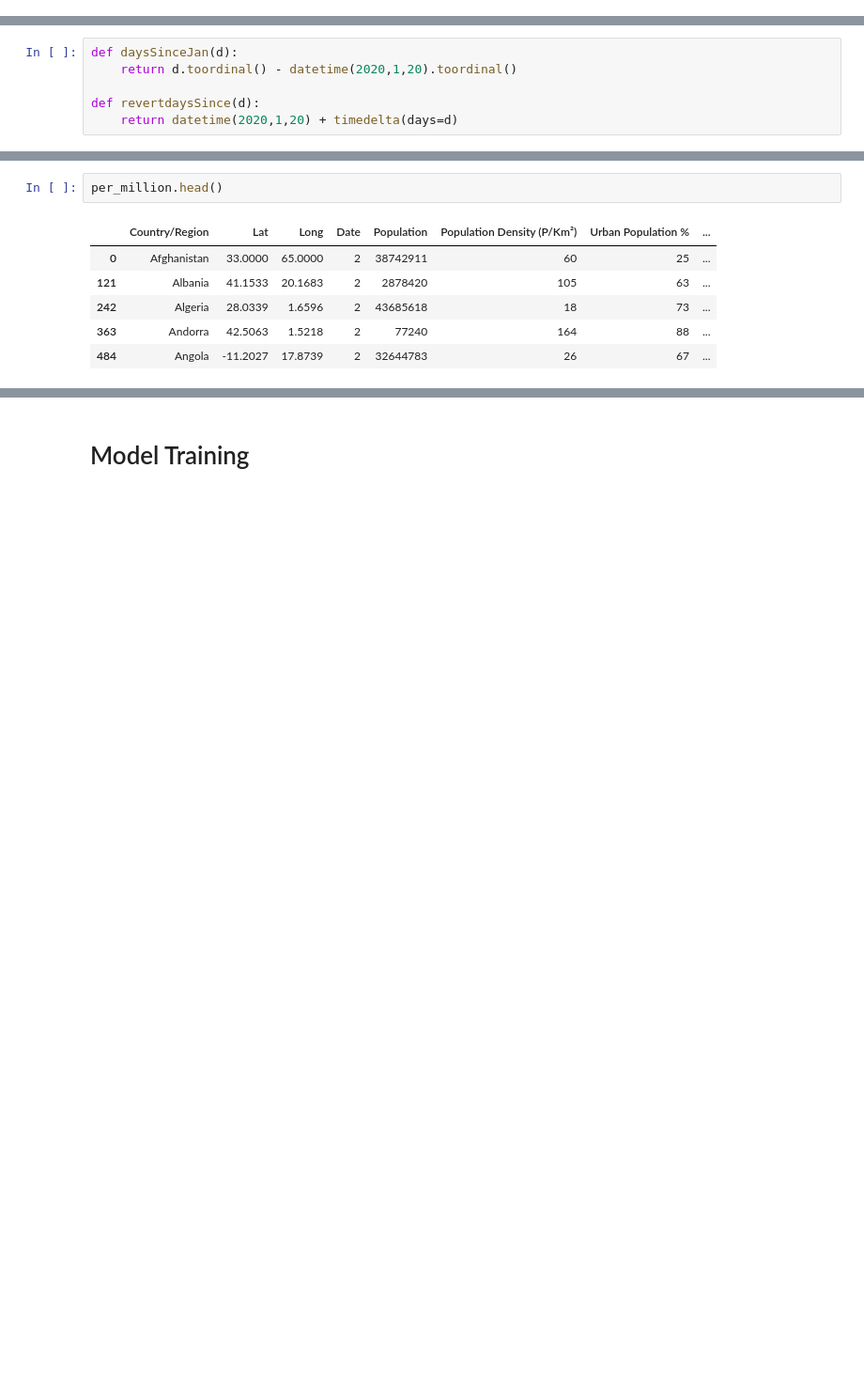
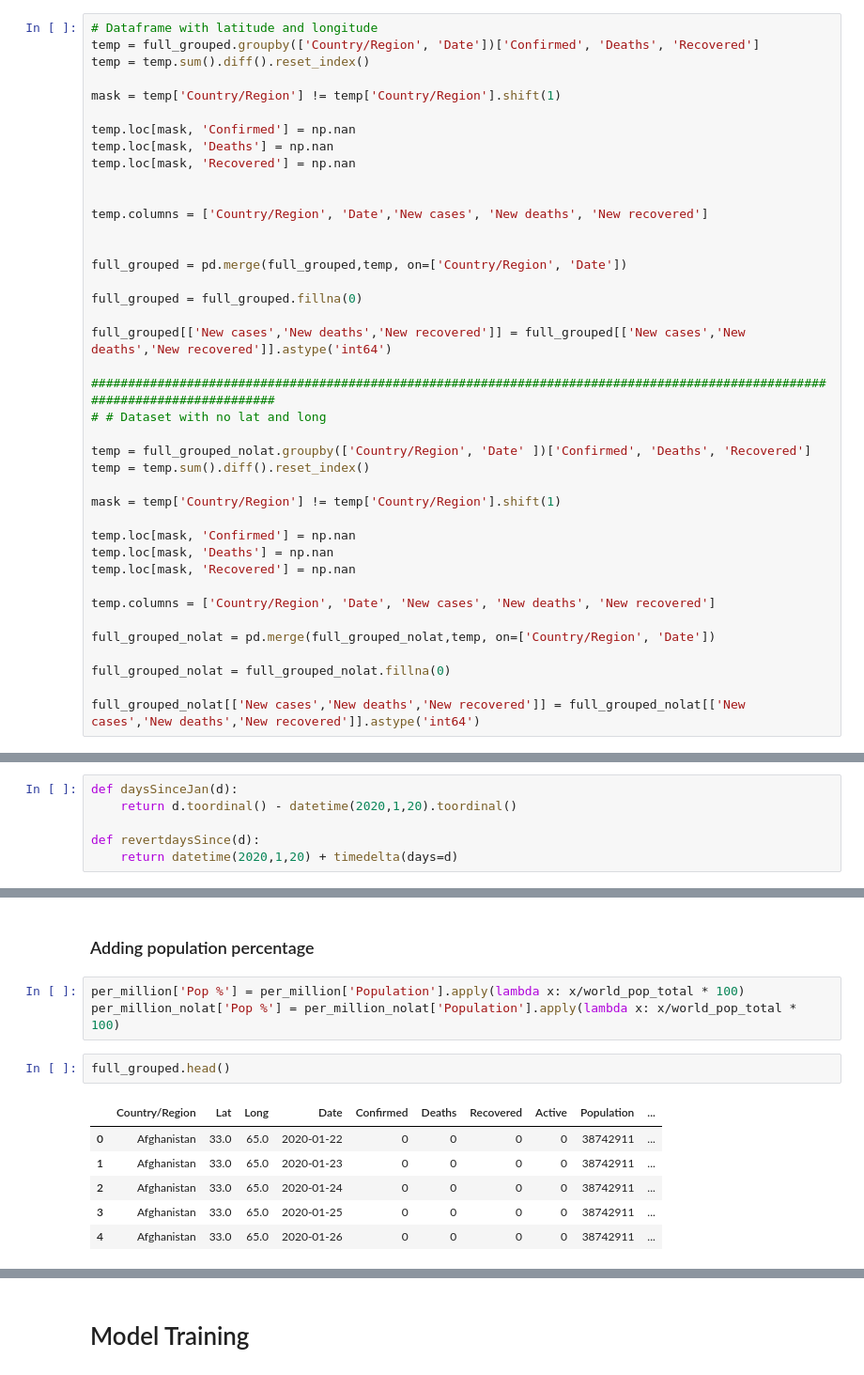
Before and after one commit to SALajes/iart-regression-modeling, a Jupyter notebook: Covid19.ipynb, the cells around one changed output, grey strips where cells are left out. Shown at 94% size. Saved outputs shown, nothing was run; the diff lists cells and outputs as text; blank space fills up the shorter version.

```diff
--- a/Covid19.ipynb
+++ b/Covid19.ipynb
@@ -208,3 +216,43 @@ full_grouped
+# %%
+# Dataframe with latitude and longitude
+temp = full_grouped.groupby(['Country/Region', 'Date'])['Confirmed', 'Deaths', 'Recovered']
+temp = temp.sum().diff().reset_index()
+
+mask = temp['Country/Region'] != temp['Country/Region'].shift(1)
+
+temp.loc[mask, 'Confirmed'] = np.nan
+temp.loc[mask, 'Deaths'] = np.nan
+temp.loc[mask, 'Recovered'] = np.nan
+
+
+temp.columns = ['Country/Region', 'Date','New cases', 'New deaths', 'New recovered']
+
+
+full_grouped = pd.merge(full_grouped,temp, on=['Country/Region', 'Date'])
+
+full_grouped = full_grouped.fillna(0)
+
+full_grouped[['New cases','New deaths','New recovered']] = full_grouped[['New cases','New deaths','New recovered']].astype('int64')
+
+#############################################################################################################################
+# # Dataset with no lat and long
+
+temp = full_grouped_nolat.groupby(['Country/Region', 'Date' ])['Confirmed', 'Deaths', 'Recovered']
+temp = temp.sum().diff().reset_index()
+
+mask = temp['Country/Region'] != temp['Country/Region'].shift(1)
+
+temp.loc[mask, 'Confirmed'] = np.nan
+temp.loc[mask, 'Deaths'] = np.nan
+temp.loc[mask, 'Recovered'] = np.nan
+
+temp.columns = ['Country/Region', 'Date', 'New cases', 'New deaths', 'New recovered']
+
+full_grouped_nolat = pd.merge(full_grouped_nolat,temp, on=['Country/Region', 'Date'])
+
+full_grouped_nolat = full_grouped_nolat.fillna(0)
+
+full_grouped_nolat[['New cases','New deaths','New recovered']] = full_grouped_nolat[['New cases','New deaths','New recovered']].astype('int64')
 # %% [markdown]
 ### World Data
 # %%
@@ -314,9 +397,14 @@ sb.lineplot(x='Date',y='Recovered',data=world_data)
+# %% [markdown]
+### Adding population percentage
+# %%
+per_million['Pop %'] = per_million['Population'].apply(lambda x: x/world_pop_total * 100)
+per_million_nolat['Pop %'] = per_million_nolat['Population'].apply(lambda x: x/world_pop_total * 100)
 # %%
-per_million.head()
+full_grouped.head()
 # %% [output]
-|  | Country/Region | Lat | Long | Date | Population | Population Density (P/Km²) | Urban Population % | ... |
-| 0 | Afghanistan | 33.0000 | 65.0000 | 2 | 38742911 | 60 | 25 | ... |
-| 121 | Albania | 41.1533 | 20.1683 | 2 | 2878420 | 105 | 63 | ... |
-| 242 | Algeria | 28.0339 | 1.6596 | 2 | 43685618 | 18 | 73 | ... |
-| 363 | Andorra | 42.5063 | 1.5218 | 2 | 77240 | 164 | 88 | ... |
-| 484 | Angola | -11.2027 | 17.8739 | 2 | 32644783 | 26 | 67 | ... |
+|  | Country/Region | Lat | Long | Date | Confirmed | Deaths | Recovered | Active | Population | ... |
+| 0 | Afghanistan | 33.0 | 65.0 | 2020-01-22 | 0 | 0 | 0 | 0 | 38742911 | ... |
+| 1 | Afghanistan | 33.0 | 65.0 | 2020-01-23 | 0 | 0 | 0 | 0 | 38742911 | ... |
+| 2 | Afghanistan | 33.0 | 65.0 | 2020-01-24 | 0 | 0 | 0 | 0 | 38742911 | ... |
+| 3 | Afghanistan | 33.0 | 65.0 | 2020-01-25 | 0 | 0 | 0 | 0 | 38742911 | ... |
+| 4 | Afghanistan | 33.0 | 65.0 | 2020-01-26 | 0 | 0 | 0 | 0 | 38742911 | ... |
```
Also changed, not shown: parts of 30 cells of this notebook.
